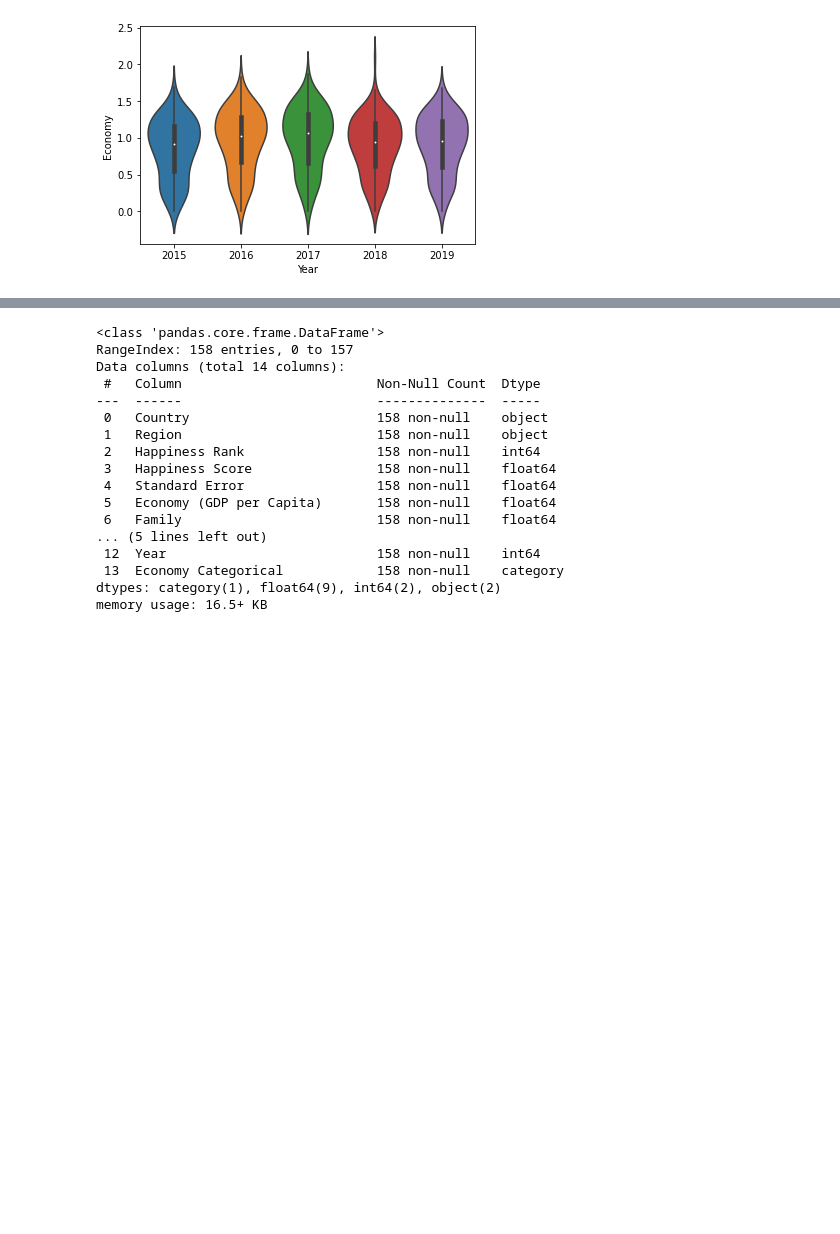
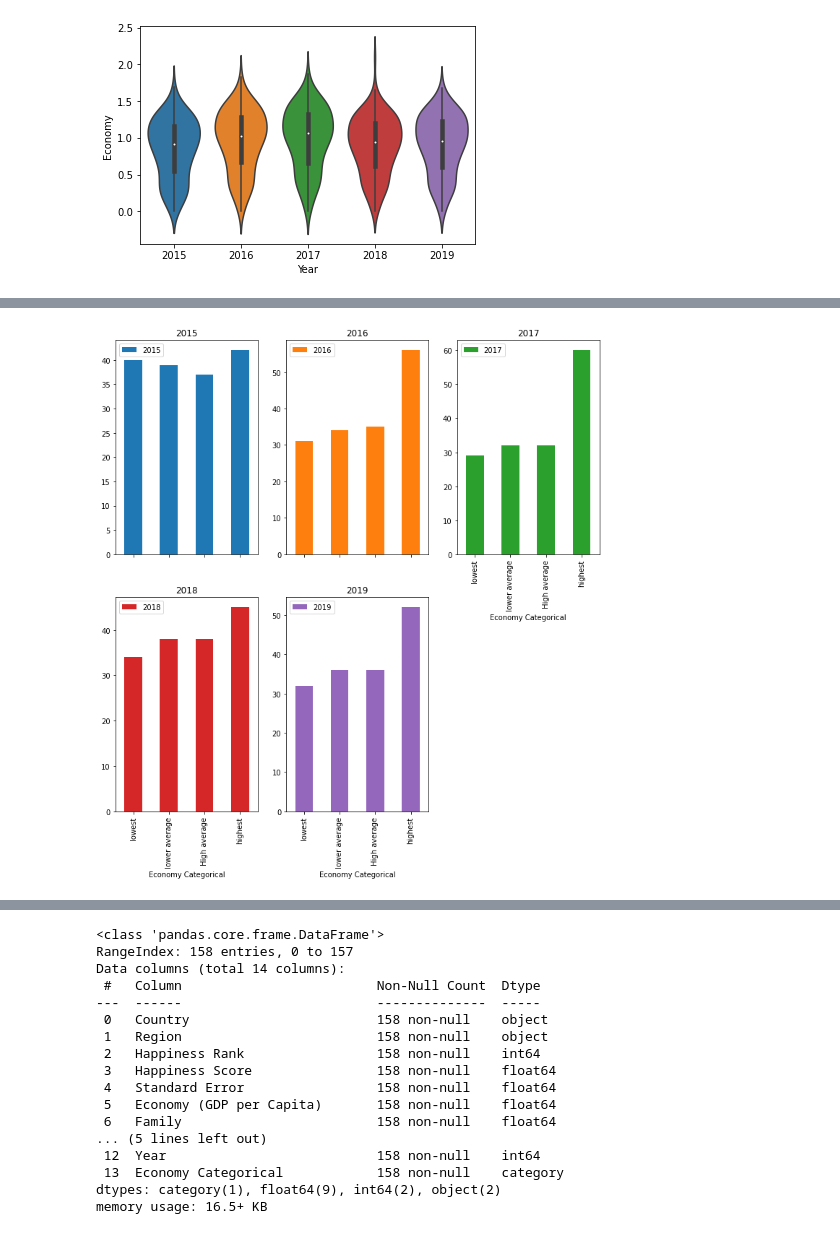
Before and after one commit to Georgejtomaras/smu_project1_worldhappiness, a Jupyter notebook: George T work/project_1_data merge.py-Georgework.ipynb, the cells around one changed output, grey strips where cells are left out. Drawn from its saved outputs; the diff is of its cells as text; code cells hidden in the pictures; blank space fills up the shorter version.

```diff
--- a/George T work/project_1_data merge.py-Georgework.ipynb
+++ b/George T work/project_1_data merge.py-Georgework.ipynb
@@ -199,0 +129,10 @@ sns.violinplot(data=maindf, x="Year", y="Economy")
+# %%
+size_bins = [0, 0.545808, .91, 1.15, 1.7]
+group_names = ["lowest", "lower average", "High average", "highest"]
+# %%
+maindf["Economy Categorical"] = pd.cut(maindf["Economy"], size_bins, labels=group_names, right=False)
+# %%
+maindf.groupby("Economy Categorical")["Year"].value_counts().unstack().plot(kind="bar", subplots=True, figsize=(12, 12), layout=(2, 3))
+plt.show()
+# %% [output]
+[figure, added]
```
Also changed, not shown: parts of 35 cells of this notebook.
